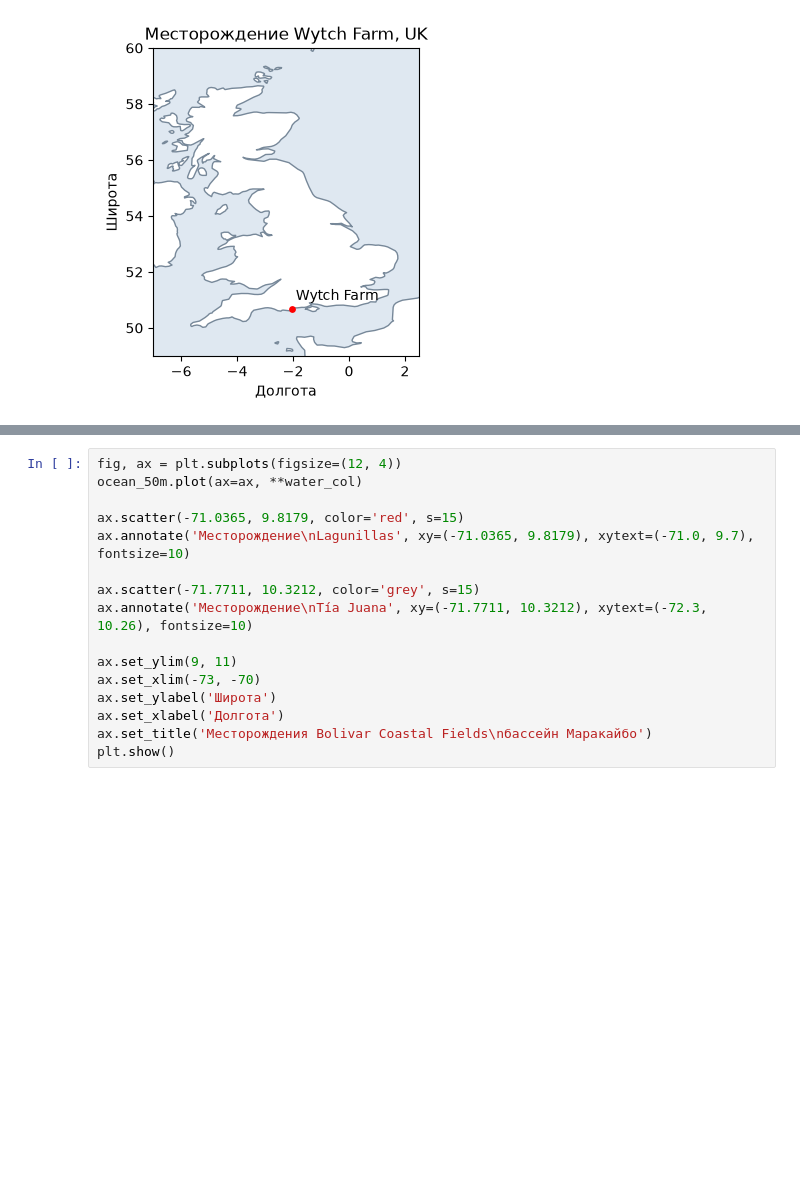
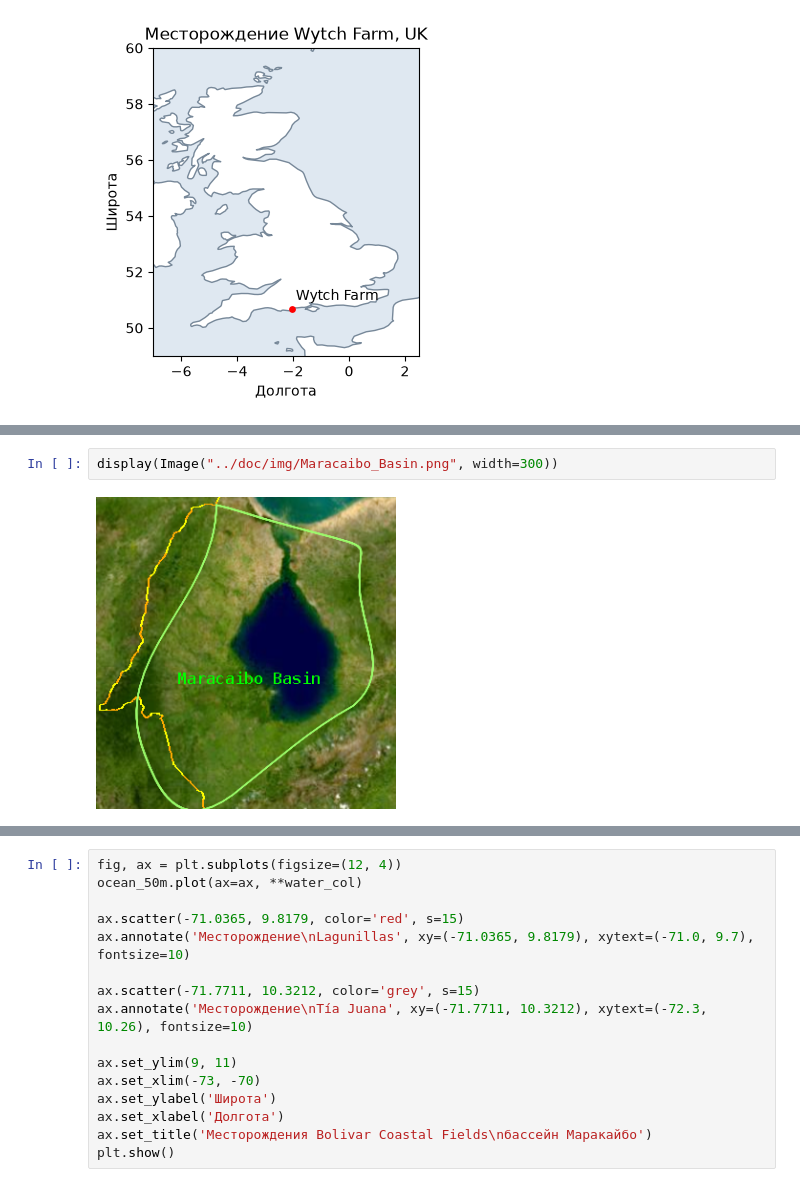
Before and after one commit to AlekseiAgarkov/classification-of-oil-and-gas, a Jupyter notebook: notebooks/eda.ipynb, the cells around one changed output, grey strips where cells are left out. Saved outputs shown, nothing was run; the diff lists cells and outputs as text; blank space fills up the shorter version.

```diff
--- a/notebooks/eda.ipynb
+++ b/notebooks/eda.ipynb
@@ -681,0 +670,4 @@ plt.show()
+# %%
+display(Image("../doc/img/Maracaibo_Basin.png", width=300))
+# %% [output]
+[figure, added]
```
Also changed, not shown: parts of 14 cells of this notebook, 1 other file.
